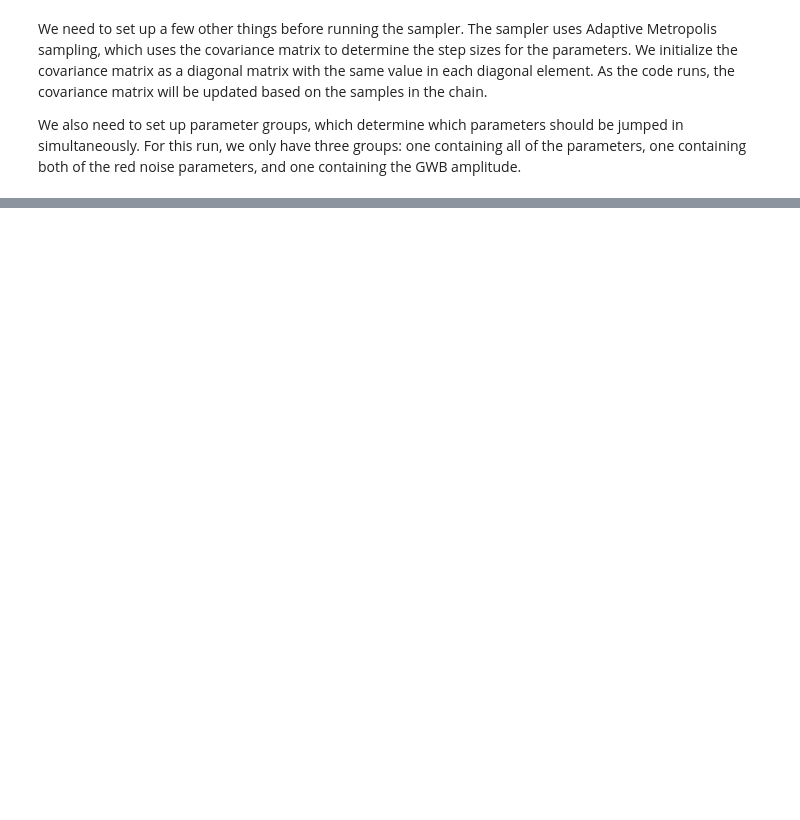
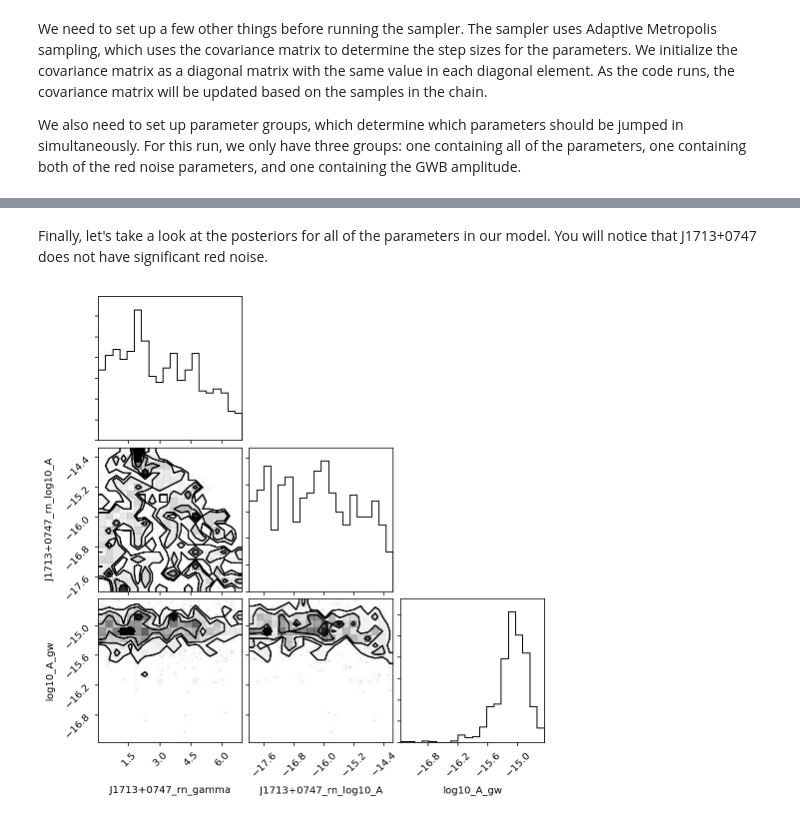
Before and after one commit to svigeland/pta_tutorial, a Jupyter notebook: pulsar_timing_tutorial.ipynb, the cells around one changed output, grey strips where cells are left out. Saved outputs shown, nothing was run; the diff lists cells and outputs as text; code cells hidden in the pictures; blank space fills up the shorter version.

```diff
--- a/pulsar_timing_tutorial.ipynb
+++ b/pulsar_timing_tutorial.ipynb
@@ -192,0 +236,6 @@ sampler.sample(x0, N, SCAMweight=30, AMweight=15, DEweight=50, )
+# %% [markdown]
+Finally, let's take a look at the posteriors for all of the parameters in our model. You will notice that J1713+0747 does not have significant red noise.
+# %%
+corner.corner(chain[burn:,:-4], labels=params);
+# %% [output]
+[figure, added]
```
Also changed, not shown: parts of 22 cells of this notebook.
